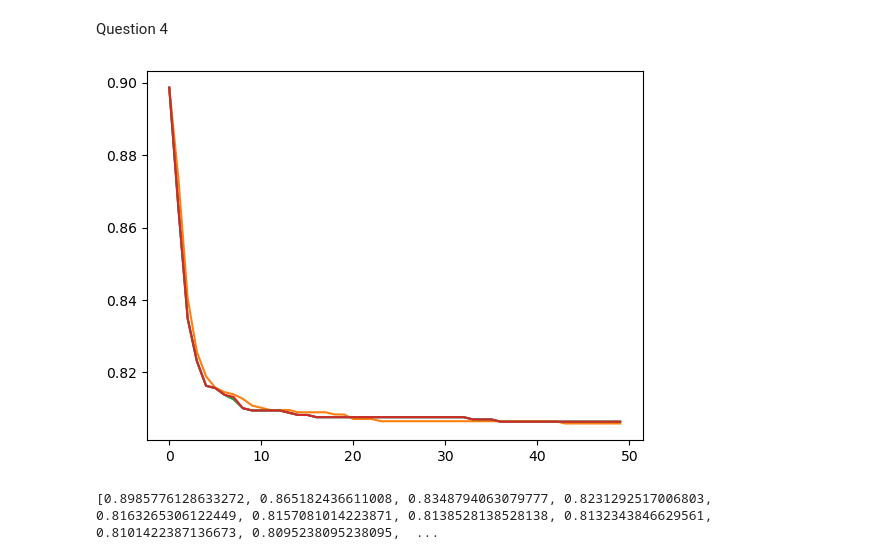
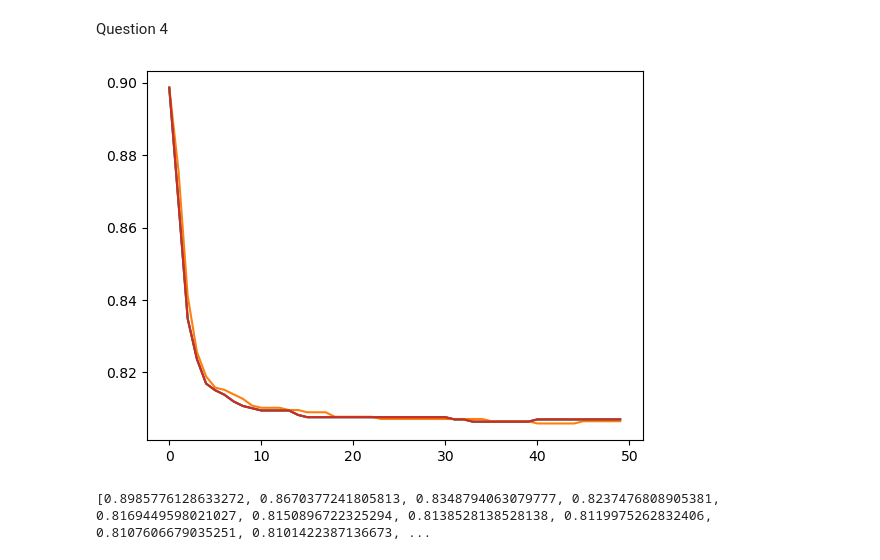
Before and after one commit to hayden000/Data-Analysis, a Jupyter notebook: data.ipynb, the cells around one changed output. Saved outputs shown, nothing was run; the diff lists cells and outputs as text; code cells hidden in the pictures.

```diff
--- a/data.ipynb
+++ b/data.ipynb
@@ -299,7 +300,6 @@ Question 4
 dataset = pd.read_csv("DigitsDataSetForCW1.csv", sep=',').to_numpy()
 
 [X, Y] = dataset[:, :-1], dataset[:, -1]
-
 d01 = []
 d12 = []
 d23 = []
@@ -324,13 +324,13 @@ d30_training = (X[:len(d30) // 2], Y[:len(d30) // 2])
 d30_testing = (X[len(d30) // 2:], Y[len(d30) // 2:])
 
 d01_training_normalised = ((d01_training[0] - np.average(d01_training[0])) / np.std(d01_training[0]), d01_training[1])
-d01_testing_normalised = ((d01_testing[0] - np.average(d01_testing[0])) / np.std(d01_testing[0]), d01_testing[1])
+d01_testing_normalised = ((d01_testing[0] - np.average(d01_training[0])) / np.std(d01_training[0]), d01_testing[1])
 d12_training_normalised = ((d12_training[0] - np.average(d12_training[0])) / np.std(d12_training[0]), d12_training[1])
-d12_testing_normalised = ((d12_testing[0] - np.average(d12_testing[0])) / np.std(d12_testing[0]), d12_testing[1])
+d12_testing_normalised = ((d12_testing[0] - np.average(d12_training[0])) / np.std(d12_training[0]), d12_testing[1])
 d23_training_normalised = ((d23_training[0] - np.average(d23_training[0])) / np.std(d23_training[0]), d23_training[1])
-d23_testing_normalised = ((d23_testing[0] - np.average(d23_testing[0])) / np.std(d23_testing[0]), d23_testing[1])
+d23_testing_normalised = ((d23_testing[0] - np.average(d23_training[0])) / np.std(d23_training[0]), d23_testing[1])
 d30_training_normalised = ((d30_training[0] - np.average(d30_training[0])) / np.std(d30_training[0]), d30_training[1])
-d30_testing_normalised = ((d30_testing[0] - np.average(d30_testing[0])) / np.std(d30_testing[0]), d30_testing[1])
+d30_testing_normalised = ((d30_testing[0] - np.average(d30_training[0])) / np.std(d30_training[0]), d30_testing[1])
 
 lambda1 = np.transpose(np.full(64, 0.01))
 d = 50
@@ -342,13 +342,13 @@ itterations = 10
 lambda0 = np.random.normal(0, N, 64)
 
 d01_X_training_normalised = d01_training_normalised[0]
-d01_Y_training_normalised = d01_training_normalised[1]
+d01_Y_training = d01_training_normalised[1]
 d12_X_training_normalised = d12_training_normalised[0]
-d12_Y_training_normalised = d12_training_normalised[1]
+d12_Y_training = d12_training_normalised[1]
 d23_X_training_normalised = d23_training_normalised[0]
-d23_Y_training_normalised = d23_training_normalised[1]
+d23_Y_training = d23_training_normalised[1]
 d30_X_training_normalised = d30_training_normalised[0]
-d30_Y_training_normalised = d30_training_normalised[1]
+d30_Y_training = d30_training_normalised[1]
 
 # lambda_d01 = train(lambda0, eta, d, (d01_X_training_normalised, d01_Y_training_normalised))
 # lambda_d12 = train(lambda0, eta, d, (d12_X_training_normalised, d12_Y_training_normalised))
@@ -356,21 +356,35 @@ d30_Y_training_normalised = d30_training_normalised[1]
 # lambda_d30 = train(lambda0, eta, d, (d30_X_training_normalised, d30_Y_training_normalised))
 
 d01_X_training_normalised = d01_training_normalised[0]
-d01_Y_training_normalised = d01_training_normalised[1]
+d01_Y_training = d01_training_normalised[1]
 d01_X_testing_normalised = d01_testing_normalised[0]
-d01_Y_testing_normalised = d01_testing_normalised[1]
+d01_Y_testing = d01_testing_normalised[1]
 d12_X_training_normalised = d12_training_normalised[0]
-d12_Y_training_normalised = d12_training_normalised[1]
+d12_Y_training = d12_training_normalised[1]
 d12_X_testing_normalised = d12_testing_normalised[0]
-d12_Y_testing_normalised = d12_testing_normalised[1]
+d12_Y_testing = d12_testing_normalised[1]
 d23_X_training_normalised = d23_training_normalised[0]
-d23_Y_training_normalised = d23_training_normalised[1]
+d23_Y_training = d23_training_normalised[1]
 d23_X_testing_normalised = d23_testing_normalised[0]
-d23_Y_testing_normalised = d23_testing_normalised[1]
+d23_Y_testing = d23_testing_normalised[1]
 d30_X_training_normalised = d30_training_normalised[0]
-d30_Y_training_normalised = d30_training_normalised[1]
+d30_Y_training = d30_training_normalised[1]
 d30_X_testing_normalised = d30_testing_normalised[0]
-d30_Y_testing_normalised = d30_testing_normalised[1]
+d30_Y_testing = d30_testing_normalised[1]
+
+
+d01_X_training_normalised = np.hstack((np.ones((d01_X_training_normalised.shape[0], 1)), d01_X_training_normalised))
+d01_X_testing_normalised = np.hstack((np.ones((d01_X_testing_normalised.shape[0], 1)), d01_X_testing_normalised))
+d12_X_training_normalised = np.hstack((np.ones((d12_X_training_normalised.shape[0], 1)), d12_X_training_normalised))
+d12_X_testing_normalised = np.hstack((np.ones((d12_X_testing_normalised.shape[0], 1)), d12_X_testing_normalised))
+d23_X_training_normalised = np.hstack((np.ones((d23_X_training_normalised.shape[0], 1)), d23_X_training_normalised))
+d23_X_testing_normalised = np.hstack((np.ones((d23_X_testing_normalised.shape[0], 1)), d23_X_testing_normalised))
+d30_X_training_normalised = np.hstack((np.ones((d30_X_training_normalised.shape[0], 1)), d30_X_training_normalised))
+d30_X_testing_normalised = np.hstack((np.ones((d30_X_testing_normalised.shape[0], 1)), d30_X_testing_normalised))
+
+
+
+
 
 lambda0 = 0.0001 * np.random.randn(64)
 d = 5
@@ -381,39 +395,39 @@ eta = 0.0001
 
 lambda0 = np.random.normal(0, eta, d01_X_training_normalised.shape[1])
 for i in range(0, N):
-    par, obj = train(lambda0, eta, N, (d01_X_training_normalised, d01_Y_training_normalised))
+    par, obj = train(lambda0, eta, N, (d01_X_training_normalised, d01_Y_training))
     objs.append(obj)
-    ERs.append(ER(par, (d01_X_testing_normalised, d01_Y_testing_normalised)))
+    ERs.append(ER(par, (d01_X_testing_normalised, d01_Y_testing)))
     lambda0 = par
 plt.plot(range(N), ERs)
 ERs = []
 objs = []
-lambda0 = 0.0001 * np.random.randn(64)
-lambda0 = 0.0001 * np.random.randn(64)
+lambda0 = 0.0001 * np.random.randn(65)
+lambda0 = 0.0001 * np.random.randn(65)
 for i in range(0, N):
-    par, obj = train(lambda0, eta, N, (d12_X_training_normalised, d12_Y_training_normalised))
+    par, obj = train(lambda0, eta, N, (d12_X_training_normalised, d12_Y_training))
     objs.append(obj)
-    ERs.append(ER(par, (d12_X_testing_normalised, d12_Y_testing_normalised)))
+    ERs.append(ER(par, (d12_X_testing_normalised, d12_Y_testing)))
     lambda0 = par
 plt.plot(range(N), ERs)
 ERs = []
 objs = []
-lambda0 = 0.0001 * np.random.randn(64)
+lambda0 = 0.0001 * np.random.randn(65)
 lambda0 = np.random.normal(0, eta, d23_X_training_normalised.shape[1])
 for i in range(0, N):
-    par, obj = train(lambda0, eta, N, (d23_X_training_normalised, d23_Y_training_normalised))
+    par, obj = train(lambda0, eta, N, (d23_X_training_normalised, d23_Y_training))
     objs.append(obj)
-    ERs.append(ER(par, (d23_X_testing_normalised, d23_Y_testing_normalised)))
+    ERs.append(ER(par, (d23_X_testing_normalised, d23_Y_testing)))
     lambda0 = par
 plt.plot(range(N), ERs)
 ERs = []
 objs = []
-lambda0 = 0.0001 * np.random.randn(64)
+lambda0 = 0.0001 * np.random.randn(65)
 lambda0 = np.random.normal(0, eta, d30_X_training_normalised.shape[1])
 for i in range(0, N):
-    par, obj = train(lambda0, eta, N, (d30_X_training_normalised, d30_Y_training_normalised))
+    par, obj = train(lambda0, eta, N, (d30_X_training_normalised, d30_Y_training))
     objs.append(obj)
-    ERs.append(ER(par, (d30_X_testing_normalised, d30_Y_testing_normalised)))
+    ERs.append(ER(par, (d30_X_testing_normalised, d30_Y_testing)))
     lambda0 = par
 plt.plot(range(N), ERs)
 ax = plt.gca()
@@ -427,32 +441,32 @@ print(ERs)
 # tryInit = [np.random.randn(64) for m in range(50)]
 # for i in tryInit:
 #     temp = []
 #     temp.append(ER(i, (d01_X_testing_normalised, d01_Y_testing_normalised)))
 # ERs.append(temp)
 # tryInit = [np.random.randn(64) for m in range(50)]
 # for i in tryInit:
 #     temp = []
 #     temp.append(ER(i, (d12_X_testing_normalised, d12_Y_testing_normalised)))
 # ERs.append(temp)
 # tryInit = [np.random.randn(64) for m in range(50)]
 # for i in tryInit:
 #     temp = []
 #     temp.append(ER(i, (d23_X_testing_normalised, d23_Y_testing_normalised)))
 # ERs.append(temp)
 # tryInit = [np.random.randn(64) for m in range(50)]
 # for i in tryInit:
 #     temp = []
 #     temp.append(ER(i, (d23_X_testing_normalised, d23_Y_testing_normalised)))
 # ERs.append(temp)
 # print(ERs)
 #
 # plt.plot(epochs,lambda_d01[1])
 # plt.plot(epochs,lambda_d12[1])
 # plt.plot(epochs,lambda_d23[1])
 # plt.plot(epochs,lambda_d30[1])
 # for k in range(0, 10):
 #     image_matrix = np.reshape(X[k], (8, 8))
 #     plt.matshow(image_matrix)
 # %% [output]
-[figure, old version]
+[figure, new version]
-[0.8985776128633272, 0.865182436611008, 0.8348794063079777, 0.8231292517006803, 0.8163265306122449, 0.8157081014223871, 0.8138528138528138, 0.8132343846629561, 0.8101422387136673, 0.8095238095238095,  ...
+[0.8985776128633272, 0.8670377241805813, 0.8348794063079777, 0.8237476808905381, 0.8169449598021027, 0.8150896722325294, 0.8138528138528138, 0.8119975262832406, 0.8107606679035251, 0.8101422387136673, ...
```
Also changed, not shown: parts of 1 cell of this notebook.
